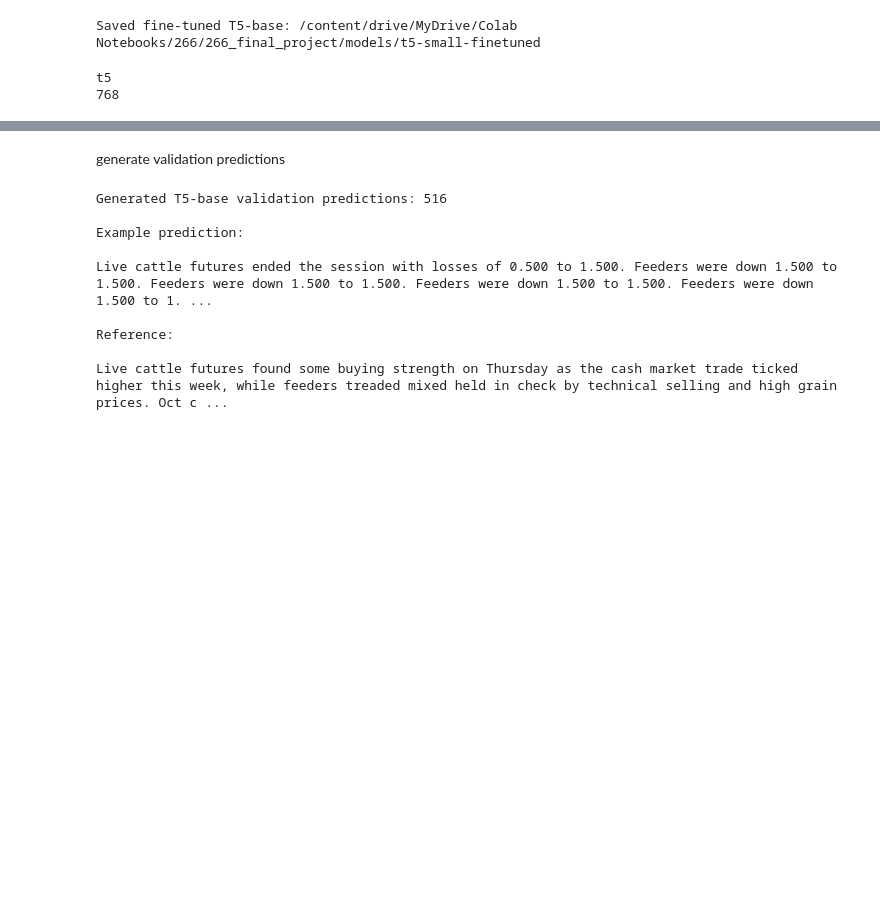
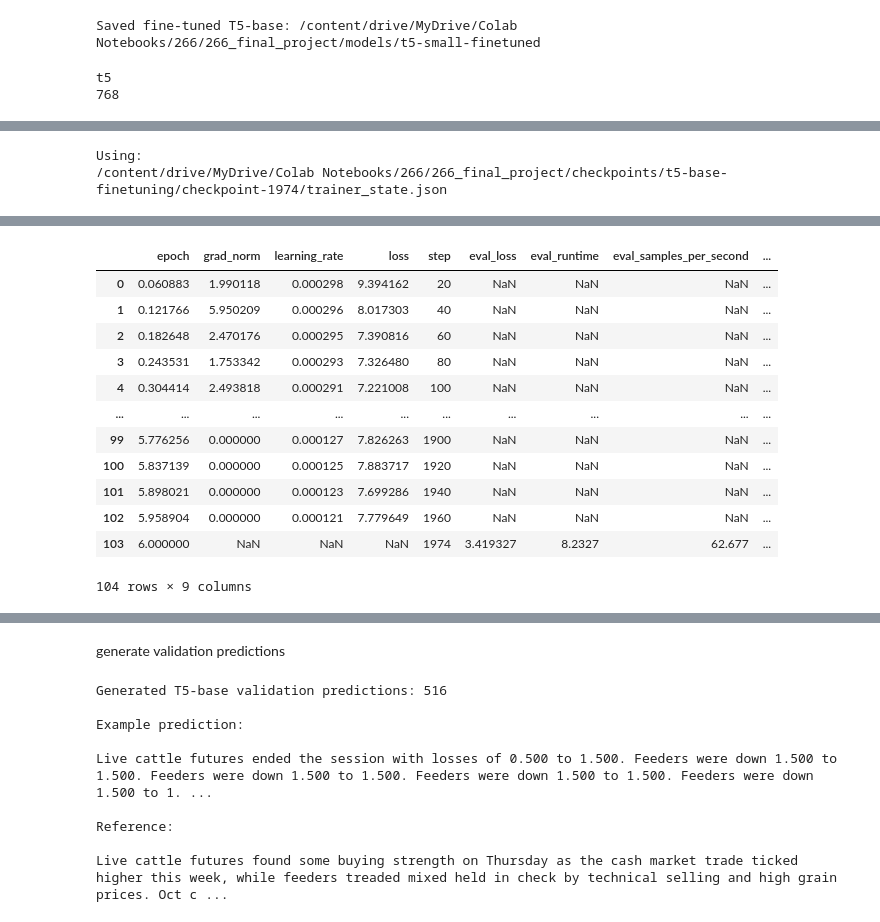
Before and after one commit to sidsridhar0/266-final-project, a Jupyter notebook: model_T5_kfold.ipynb, the cells around one changed output, grey strips where cells are left out. Cells and saved outputs as stored; diff of their text form; code cells hidden in the pictures; blank space fills up the shorter version.

Commit message:
dataframes updated

```diff
--- a/model_T5_kfold.ipynb
+++ b/model_T5_kfold.ipynb
@@ -1549,0 +1510,4 @@ t5
+# %%
+BASE_DIR = "/content/drive/MyDrive/Colab Notebooks/266/266_final_project"
+
+print("BASE_DIR:", BASE_DIR)
@@ -1549,0 +1516,13 @@ t5
+# %%
+trainer_state_files = []
+
+for root, dirs, files in os.walk(BASE_DIR):
+    for file in files:
+        if file == "trainer_state.json":
+            full_path = os.path.join(root, file)
+            trainer_state_files.append(full_path)
+
+print("Found trainer_state.json files:\n")
+
+for path in trainer_state_files:
+    print(path)
@@ -1549,0 +1536,13 @@ t5
+# %%
+trainer_state_files = []
+
+for root, dirs, files in os.walk(BASE_DIR):
+    for file in files:
+        if file == "trainer_state.json":
+            full_path = os.path.join(root, file)
+            trainer_state_files.append(full_path)
+
+print("Found trainer_state.json files:\n")
+
+for path in trainer_state_files:
+    print(path)
@@ -1549,0 +1556,19 @@ t5
+# %%
+latest_trainer_state_path = trainer_state_files[2]
+
+print("Using:")
+print(latest_trainer_state_path)
+# %% [output]
+Using:
+/content/drive/MyDrive/Colab Notebooks/266/266_final_project/checkpoints/t5-base-finetuning/checkpoint-1974/trainer_state.json
+# %%
+with open(latest_trainer_state_path, "r") as f:
+    trainer_state = json.load(f)
+
+history_base_df = pd.DataFrame(trainer_state["log_history"])
+
+print("Columns:")
+print(history_base_df.columns.tolist())
+
+display(history_base_df)
+# %% [output]
@@ -1549,0 +1577,13 @@ t5
+|  | epoch | grad_norm | learning_rate | loss | step | eval_loss | eval_runtime | eval_samples_per_second | ... |
+| 0 | 0.060883 | 1.990118 | 0.000298 | 9.394162 | 20 | NaN | NaN | NaN | ... |
+| 1 | 0.121766 | 5.950209 | 0.000296 | 8.017303 | 40 | NaN | NaN | NaN | ... |
+| 2 | 0.182648 | 2.470176 | 0.000295 | 7.390816 | 60 | NaN | NaN | NaN | ... |
+| 3 | 0.243531 | 1.753342 | 0.000293 | 7.326480 | 80 | NaN | NaN | NaN | ... |
+| 4 | 0.304414 | 2.493818 | 0.000291 | 7.221008 | 100 | NaN | NaN | NaN | ... |
+| ... | ... | ... | ... | ... | ... | ... | ... | ... | ... |
+| 99 | 5.776256 | 0.000000 | 0.000127 | 7.826263 | 1900 | NaN | NaN | NaN | ... |
+| 100 | 5.837139 | 0.000000 | 0.000125 | 7.883717 | 1920 | NaN | NaN | NaN | ... |
+| 101 | 5.898021 | 0.000000 | 0.000123 | 7.699286 | 1940 | NaN | NaN | NaN | ... |
+| 102 | 5.958904 | 0.000000 | 0.000121 | 7.779649 | 1960 | NaN | NaN | NaN | ... |
+| 103 | 6.000000 | NaN | NaN | NaN | 1974 | 3.419327 | 8.2327 | 62.677 | ... |
+104 rows × 9 columns
```
Also changed, not shown: parts of 37 cells of this notebook.
